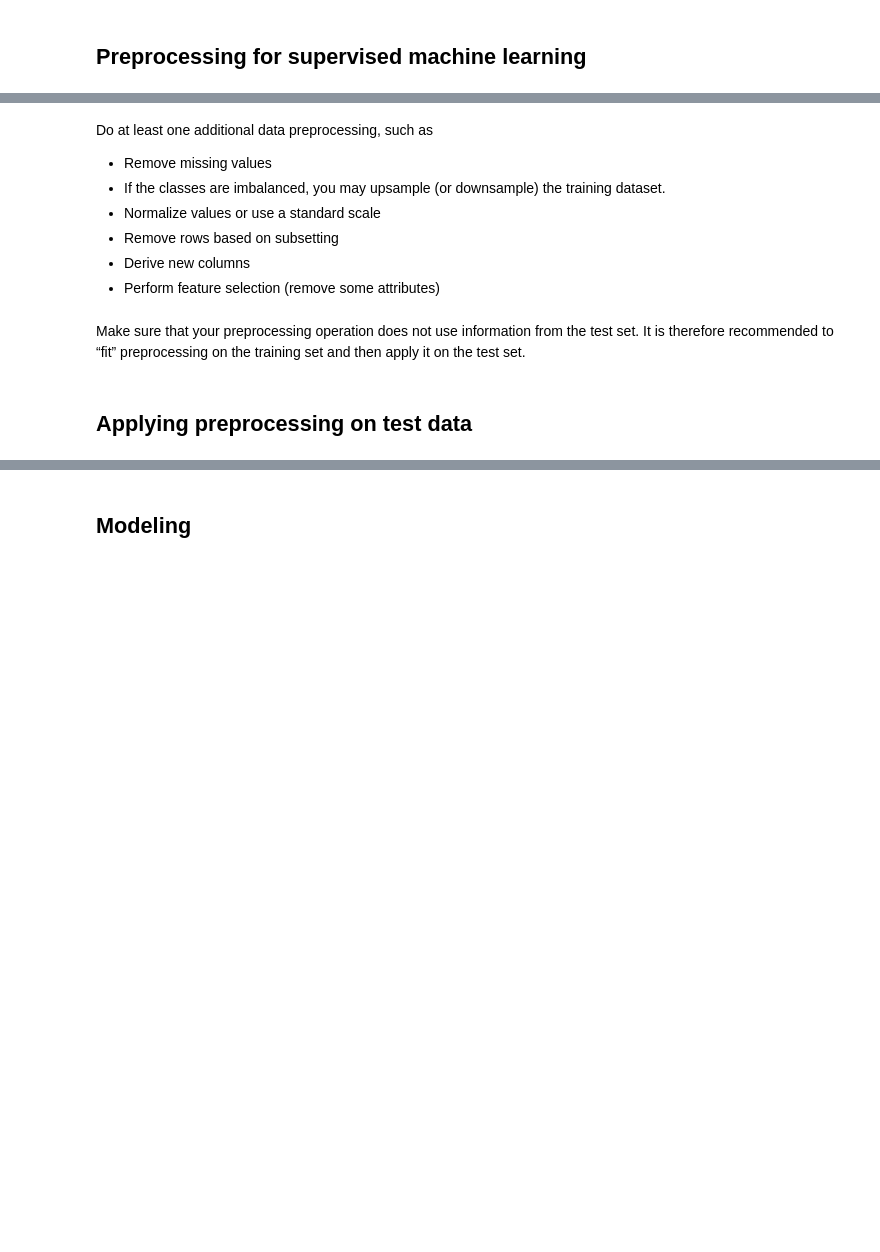
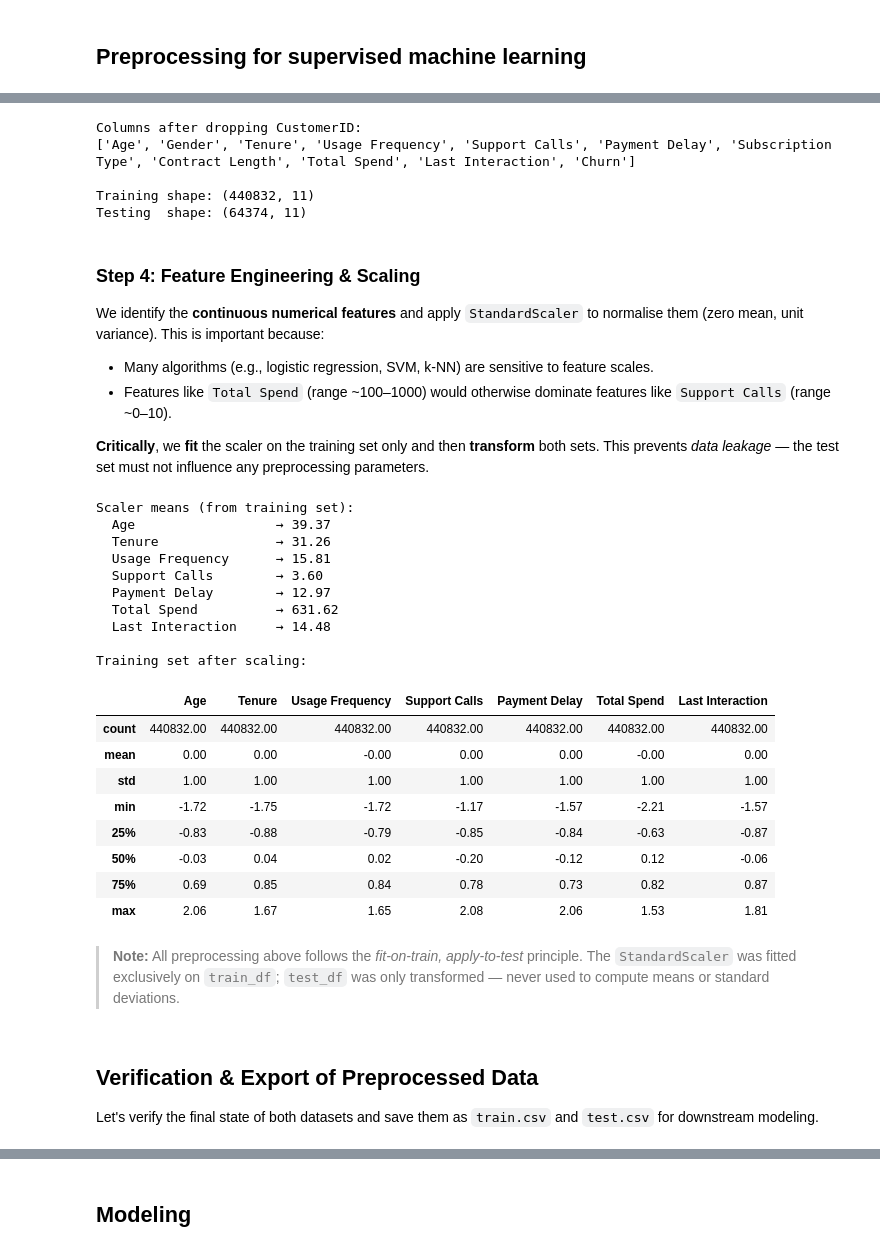
Before and after one commit to AssylbekO/Customer-Churn, a Jupyter notebook: src/customer_churn.ipynb, the cells around one changed output, grey strips where cells are left out. Saved outputs shown, nothing was run; the diff lists cells and outputs as text; code cells hidden in the pictures; blank space fills up the shorter version.

Commit message:
Feature scaling and loaing of a dataset

```diff
--- a/src/customer_churn.ipynb
+++ b/src/customer_churn.ipynb
@@ -253,13 +373,71 @@ plt.show()
+# %%
+# ── Step 3: Drop irrelevant columns ─────────────────────────────────────────
+drop_cols = ["CustomerID"]
+
+train_df = train_df.drop(columns=drop_cols)
+test_df  = test_df.drop(columns=drop_cols)
+
+print("Columns after dropping CustomerID:")
+print(train_df.columns.tolist())
+print(f"\nTraining shape: {train_df.shape}")
+print(f"Testing  shape: {test_df.shape}")
+# %% [output]
+Columns after dropping CustomerID:
+['Age', 'Gender', 'Tenure', 'Usage Frequency', 'Support Calls', 'Payment Delay', 'Subscription Type', 'Contract Length', 'Total Spend', 'Last Interaction', 'Churn']
+
+Training shape: (440832, 11)
+Testing  shape: (64374, 11)
 # %% [markdown]
-Do at least one additional data preprocessing, such as
+### Step 4: Feature Engineering & Scaling
 
--	Remove missing values
--	If the classes are imbalanced, you may upsample (or downsample) the training dataset.
--	Normalize values or use a standard scale
--	Remove rows based on subsetting
--	Derive new columns
--	Perform feature selection (remove some attributes)
+We identify the **continuous numerical features** and apply `StandardScaler` to normalise them (zero mean, unit variance). This is important because:
+
+- Many algorithms (e.g., logistic regression, SVM, k-NN) are sensitive to feature scales.
+- Features like `Total Spend` (range ~100–1000) would otherwise dominate features like `Support Calls` (range ~0–10).
+
+**Critically**, we **fit** the scaler on the training set only and then **transform** both sets. This prevents *data leakage* — the test set must not influence any preprocessing parameters.
+# %%
+from sklearn.preprocessing import StandardScaler
+
+# ── Identify continuous numerical features to scale ─────────────────────────
+continuous_features = ["Age", "Tenure", "Usage Frequency", "Support Calls",
+                       "Payment Delay", "Total Spend", "Last Interaction"]
+
+scaler = StandardScaler()
+
+# Fit on training data ONLY, then transform both sets
+train_df[continuous_features] = scaler.fit_transform(train_df[continuous_features])
+test_df[continuous_features]  = scaler.transform(test_df[continuous_features])
+
+print("Scaler means (from training set):")
+for feat, mean in zip(continuous_features, scaler.mean_):
+    print(f"  {feat:20s} → {mean:.2f}")
+
+print(f"\nTraining set after scaling:")
+train_df[continuous_features].describe().round(2)
+# %% [output]
+Scaler means (from training set):
+  Age                  → 39.37
+  Tenure               → 31.26
+  Usage Frequency      → 15.81
+  Support Calls        → 3.60
+  Payment Delay        → 12.97
+  Total Spend          → 631.62
+  Last Interaction     → 14.48
+
+Training set after scaling:
+|  | Age | Tenure | Usage Frequency | Support Calls | Payment Delay | Total Spend | Last Interaction |
+| count | 440832.00 | 440832.00 | 440832.00 | 440832.00 | 440832.00 | 440832.00 | 440832.00 |
+| mean | 0.00 | 0.00 | -0.00 | 0.00 | 0.00 | -0.00 | 0.00 |
+| std | 1.00 | 1.00 | 1.00 | 1.00 | 1.00 | 1.00 | 1.00 |
+| min | -1.72 | -1.75 | -1.72 | -1.17 | -1.57 | -2.21 | -1.57 |
+| 25% | -0.83 | -0.88 | -0.79 | -0.85 | -0.84 | -0.63 | -0.87 |
+| 50% | -0.03 | 0.04 | 0.02 | -0.20 | -0.12 | 0.12 | -0.06 |
+| 75% | 0.69 | 0.85 | 0.84 | 0.78 | 0.73 | 0.82 | 0.87 |
+| max | 2.06 | 1.67 | 1.65 | 2.08 | 2.06 | 1.53 | 1.81 |
 # %% [markdown]
-Make sure that your preprocessing operation does not use information from the test set. It is therefore recommended to “fit” preprocessing on the training set and then apply it on the test set.
+> **Note:** All preprocessing above follows the *fit-on-train, apply-to-test* principle. The `StandardScaler` was fitted exclusively on `train_df`; `test_df` was only transformed — never used to compute means or standard deviations.
 # %% [markdown]
-## Applying preprocessing on test data
+## Verification & Export of Preprocessed Data
+
+Let's verify the final state of both datasets and save them as `train.csv` and `test.csv` for downstream modeling.
```
Also changed, not shown: parts of 14 cells of this notebook.
